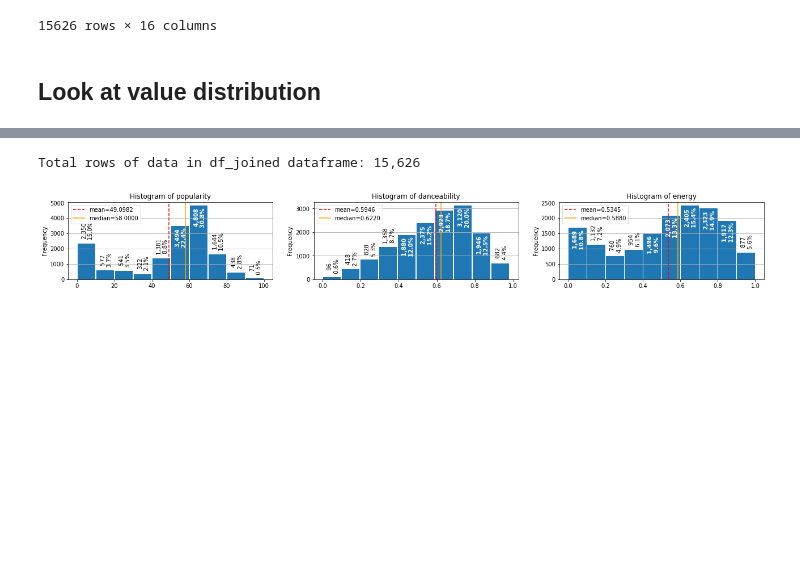
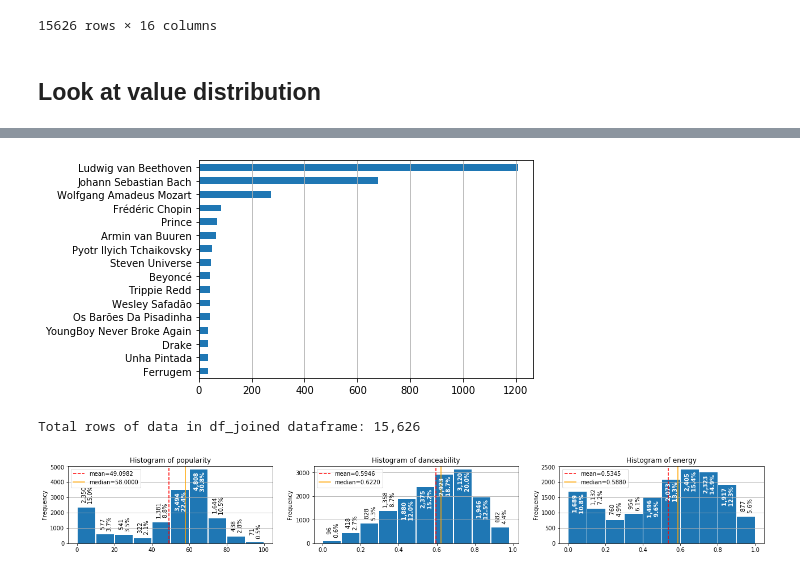
Before and after one commit to jgo-DA/CoS_AWS, a Jupyter notebook: EDA.ipynb, the cells around one changed output, grey strips where cells are left out. Cells and saved outputs as stored; diff of their text form; code cells hidden in the pictures; blank space fills up the shorter version.

Commit message:
Last minute updates to EDA and DataBricks_kMeans from creating screenshots for report and presentation

```diff
--- a/EDA.ipynb
+++ b/EDA.ipynb
@@ -309,6 +309,14 @@ my_info(df_joined, True)
 | 15 | duration_ms | int64 | 0 ( 0.0 %) | 13646 | [ 12564 12627 13776 ... 1463293 1... | {192000: 22, 144000: 20, 180000: ... | 12564 | 1.49323e+06 | 191793 | 204292 | ... |
 | 16 | time_signature | int64 | 0 ( 0.0 %) | 5 | [0 1 3 4 5] | {4: 13543, 3: 1454, 5: 389, 1: 21... | 0 | 5 | 4 | 3.88442 | ... |
 DTypes: float64(9), int64(5), object(3)
+# %%
+# This data has a strong bias to certain artists...
+
+#display(df_joined['artist_name'].value_counts().nlargest(15))
+
+df_joined['artist_name'].value_counts()[15::-1].plot.barh().grid(axis='x')
+# %% [output]
+[figure, added]
 # %%
 import matplotlib.pyplot as plt
 
```
Also changed, not shown: parts of 3 cells of this notebook, 1 other file.
